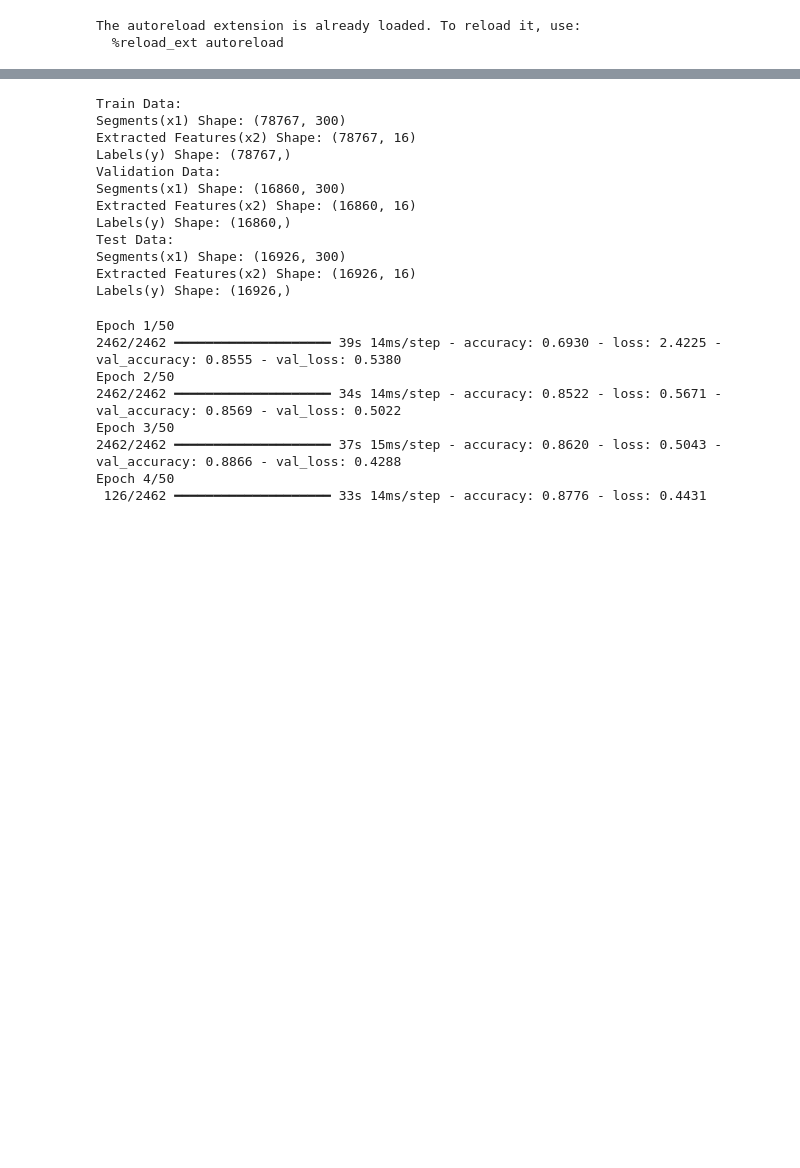
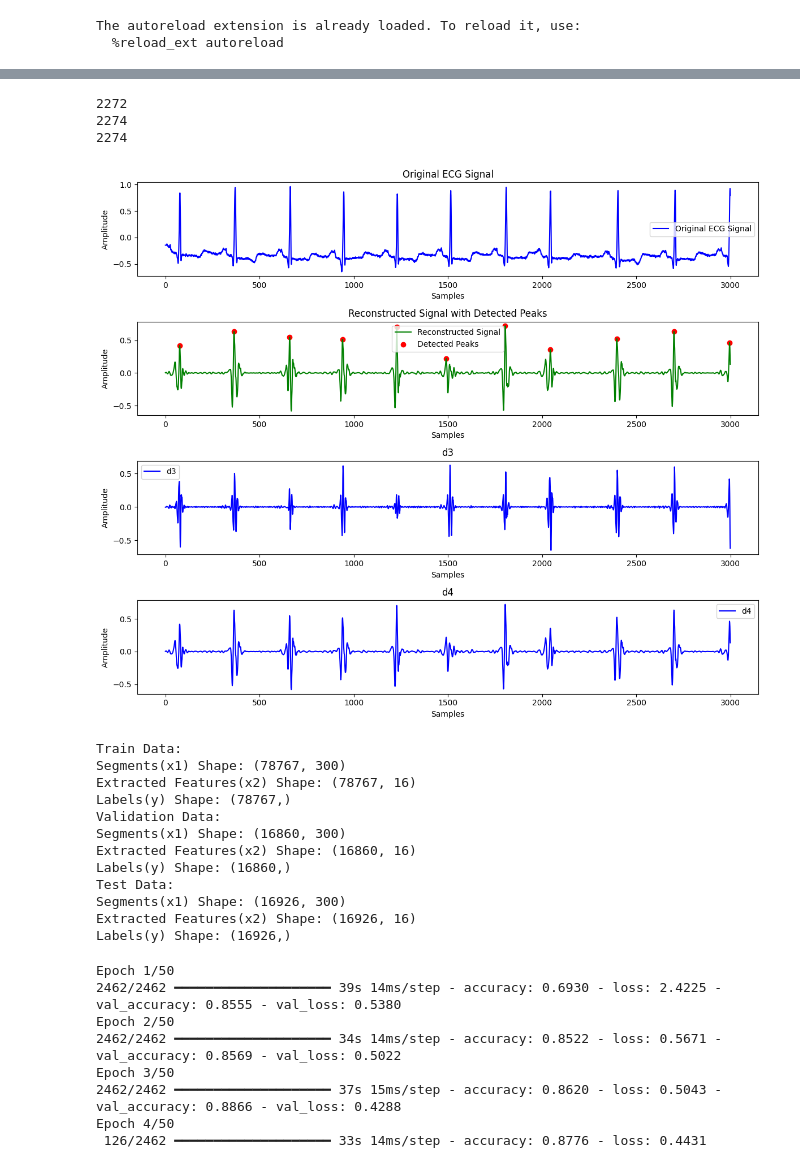
Before and after one commit to yunseo23/ecg-arrhythmia-detection, a Jupyter notebook: main.ipynb, the cells around one changed output, grey strips where cells are left out. Saved outputs shown, nothing was run; the diff lists cells and outputs as text; code cells hidden in the pictures; blank space fills up the shorter version.

Commit message:
Test -rpek 탐지 로직 테스트, x2 rpeak 관련 fature만 살려두기

```diff
--- a/main.ipynb
+++ b/main.ipynb
@@ -105,3 +107,75 @@ Labels(y) Shape: (112599,)
+# %%
+print(len(rpeaks))
+print(len(rpeaks_ann))
+print(len(labels))
+# %% [output]
+2272
+2274
+2274
+# %%
+# rpeak test code
+coeffs = pywt.wavedec(signals, wavelet='db4', level=4)
+
+d4 = coeffs[1]  # d3 is the third last coefficient
+d3 = coeffs[2]  # d4 is the fourth last coefficient
+
+
+reconst_d3 = pywt.upcoef('d', d3, 'db4', level=3, take=len(signals))
+reconst_d4 = pywt.upcoef('d', d4, 'db4', level=4, take=len(signals))
+
+reconst_signal = reconst_d4
+
+distance = int(0.6 * 360)
+peaks, _ = find_peaks(reconst_signal, distance=distance)
+
+zoom_range = (0, 3000)
+if zoom_range:
+    start, end = zoom_range
+    plt_signals = signals[start:end]
+    plt_reconst_signal = reconst_signal[start:end]
+    plt_peaks = peaks[(peaks >= start) & (peaks < end)] - start
+    plt_reconst_d3 = reconst_d3[start:end]
+    plt_reconst_d4 = reconst_d4[start:end]
+
+plt.figure(figsize=(12,10))
+
+# Plot original signal
+plt.subplot(4, 1, 1)
+plt.plot(plt_signals, label="Original ECG Signal", color="blue")
+plt.title("Original ECG Signal")
+plt.xlabel("Samples")
+plt.ylabel("Amplitude")
+plt.legend()
+
+# Plot reconstructed signal with detected peaks
+plt.subplot(4, 1, 2)
+plt.plot(plt_reconst_signal, label="Reconstructed Signal", color="green")
+plt.scatter(plt_peaks, plt_reconst_signal[plt_peaks], color="red", label="Detected Peaks")
+plt.title("Reconstructed Signal with Detected Peaks")
+plt.xlabel("Samples")
+plt.ylabel("Amplitude")
+plt.legend()
+
+# Plot original signal
+plt.subplot(4, 1, 3)
+plt.plot(plt_reconst_d3, label="d3", color="blue")
+plt.title("d3")
+plt.xlabel("Samples")
+plt.ylabel("Amplitude")
+plt.legend()
+
+# Plot original signal
+plt.subplot(4, 1, 4)
+plt.plot(plt_reconst_d4, label="d4", color="blue")
+plt.title("d4")
+plt.xlabel("Samples")
+plt.ylabel("Amplitude")
+plt.legend()
+
+plt.tight_layout()
+plt.show()
+# %% [output]
+[figure, added]
 # %%
 # # 시간 기준 data split
 # # 초기화
```
Also changed, not shown: parts of 1 cell of this notebook, 1 other file.
